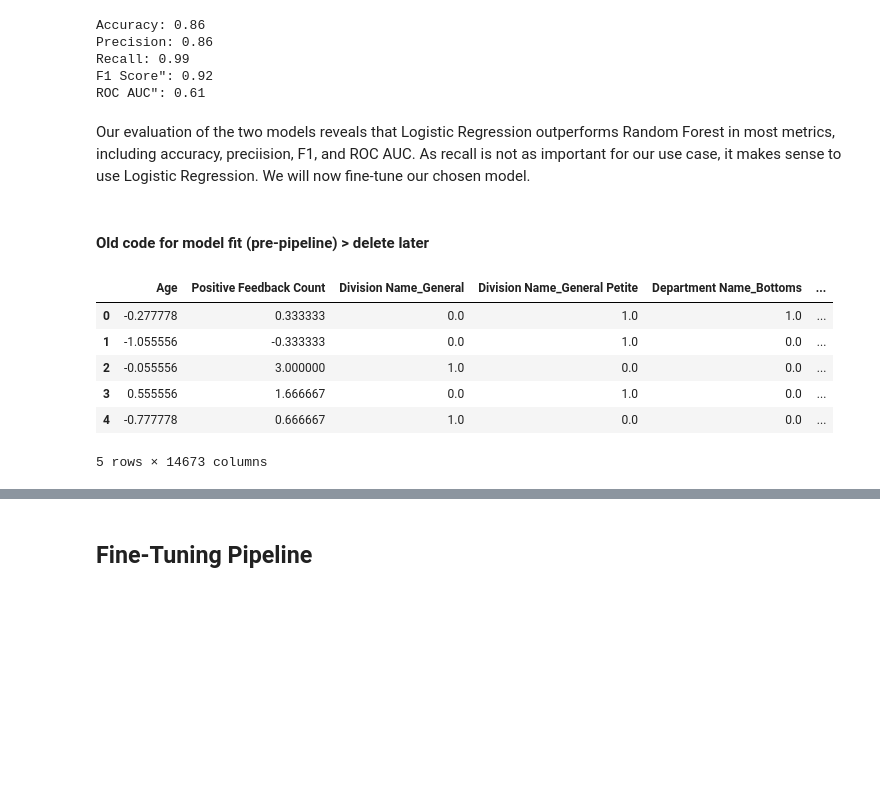
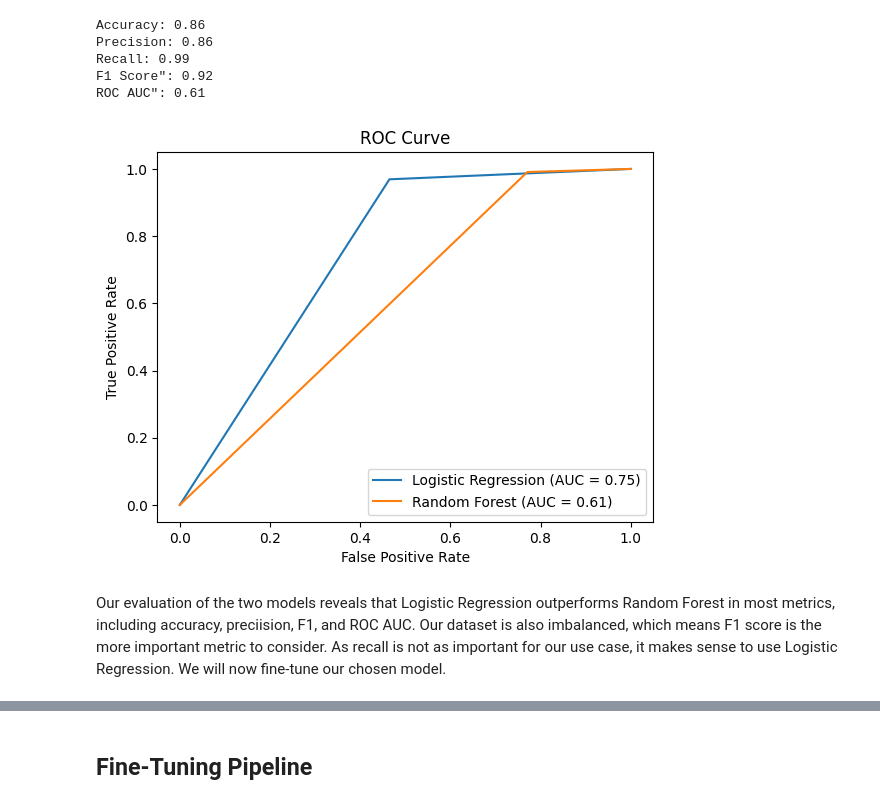
Before and after one commit to norrateng/dsnd-pipelines-project, a Jupyter notebook: starter/starter.ipynb, the cells around one changed output, grey strips where cells are left out. Drawn from its saved outputs; the diff is of its cells as text; code cells hidden in the pictures; blank space fills up the shorter version.

Commit message:
fine-tuning - run best model

```diff
--- a/starter/starter.ipynb
+++ b/starter/starter.ipynb
@@ -650,7 +660,20 @@ Precision: 0.86
 Recall: 0.99
 F1 Score": 0.92
 ROC AUC": 0.61
+# %%
+# Plot ROC curves:
+fpr_log, tpr_log, _ = roc_curve(y_test, y_pred_logreg)
+fpr_forest, tpr_forest, _ = roc_curve(y_test, y_pred_rforest)
+
+plt.figure()
+plt.plot(fpr_log, tpr_log, label='Logistic Regression (AUC = {:.2f})'.format(roc_auc_score(y_test, y_pred_logreg)))
+plt.plot(fpr_forest, tpr_forest, label='Random Forest (AUC = {:.2f})'.format(roc_auc_score(y_test, y_pred_rforest)))
+plt.xlabel('False Positive Rate')
+plt.ylabel('True Positive Rate')
+plt.title('ROC Curve')
+plt.legend()
+plt.show()
+# %% [output]
+[figure, added]
 # %% [markdown]
-Our evaluation of the two models reveals that Logistic Regression outperforms Random Forest in most metrics, including accuracy, preciision, F1, and ROC AUC. As recall is not as important for our use case, it makes sense to use Logistic Regression. We will now fine-tune our chosen model.
+Our evaluation of the two models reveals that Logistic Regression outperforms Random Forest in most metrics, including accuracy, preciision, F1, and ROC AUC. Our dataset is also imbalanced, which means F1 score is the more important metric to consider. As recall is not as important for our use case, it makes sense to use Logistic Regression. We will now fine-tune our chosen model.
-# %% [markdown]
-#### Old code for model fit (pre-pipeline) > delete later
@@ -683,10 +679,0 @@ X_train_transformed = pd.DataFrame(transformed_X_train, columns=all_feature_name
-# %%
-X_train_transformed.head()
-# %% [output]
-|  | Age | Positive Feedback Count | Division Name_General | Division Name_General Petite | Department Name_Bottoms | ... |
-| 0 | -0.277778 | 0.333333 | 0.0 | 1.0 | 1.0 | ... |
-| 1 | -1.055556 | -0.333333 | 0.0 | 1.0 | 0.0 | ... |
-| 2 | -0.055556 | 3.000000 | 1.0 | 0.0 | 0.0 | ... |
-| 3 | 0.555556 | 1.666667 | 0.0 | 1.0 | 0.0 | ... |
-| 4 | -0.777778 | 0.666667 | 1.0 | 0.0 | 0.0 | ... |
-5 rows × 14673 columns
```
Also changed, not shown: parts of 20 cells of this notebook.
